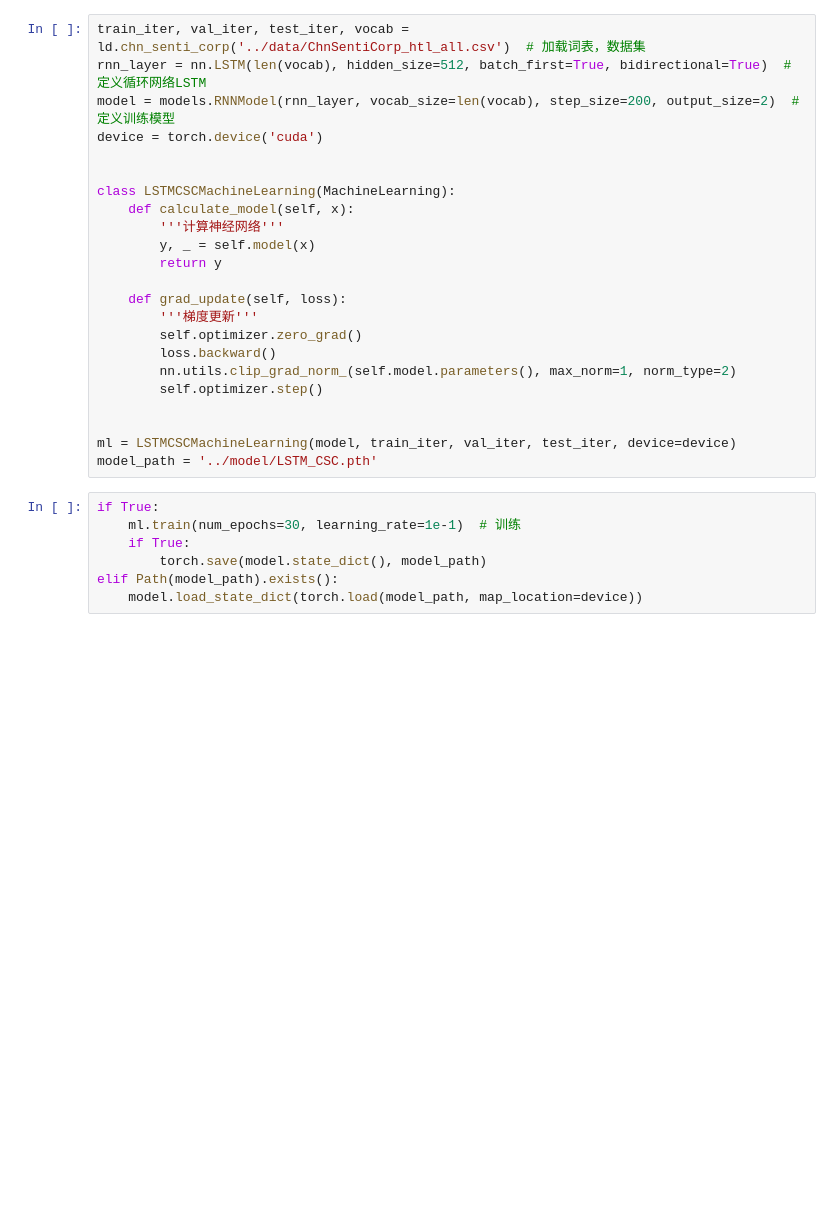
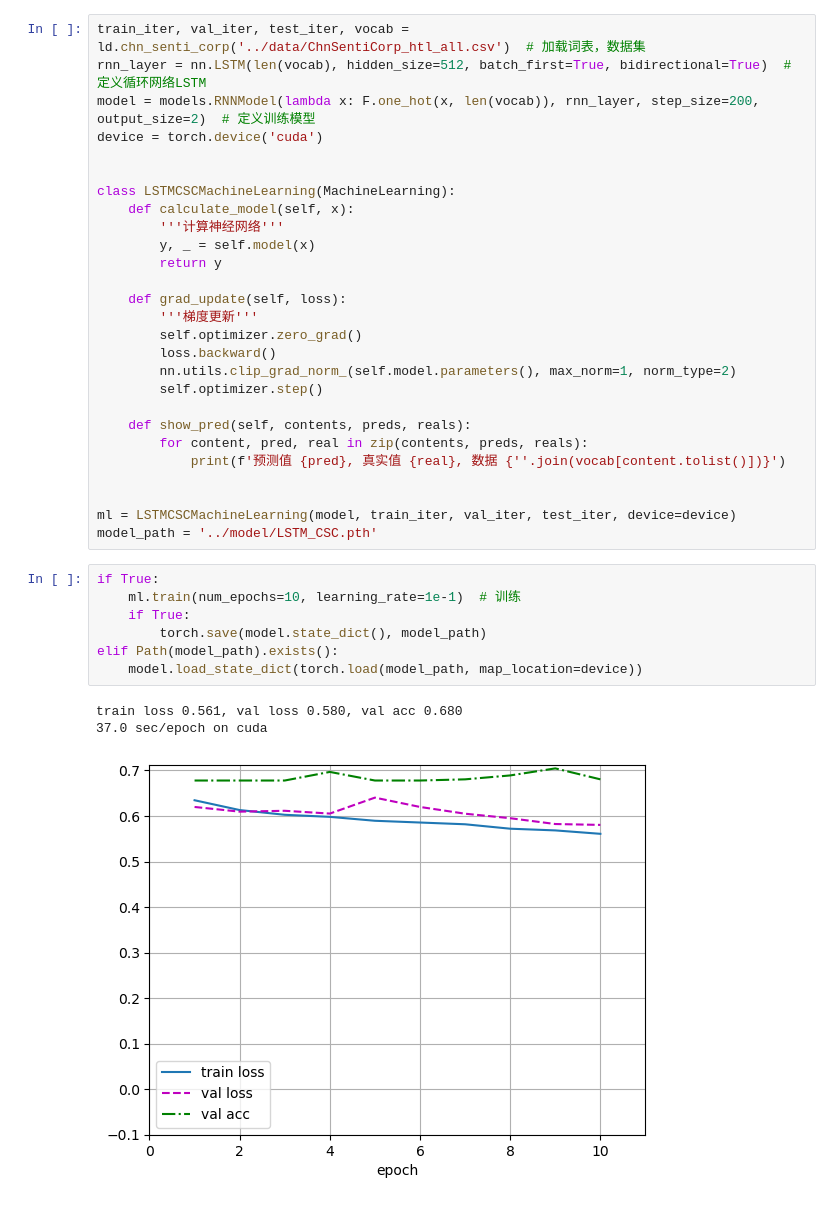
Before and after one commit to wliafe/homework, a Jupyter notebook: main/LSTM_CSC.ipynb, the cells around one changed output. Drawn from its saved outputs; the diff is of its cells as text; blank space fills up the shorter version.

```diff
--- a/main/LSTM_CSC.ipynb
+++ b/main/LSTM_CSC.ipynb
@@ -6,7 +7,7 @@ from mltools import ld, models, MachineLearning
 # %%
 train_iter, val_iter, test_iter, vocab = ld.chn_senti_corp('../data/ChnSentiCorp_htl_all.csv')  # 加载词表，数据集
 rnn_layer = nn.LSTM(len(vocab), hidden_size=512, batch_first=True, bidirectional=True)  # 定义循环网络LSTM
-model = models.RNNModel(rnn_layer, vocab_size=len(vocab), step_size=200, output_size=2)  # 定义训练模型
+model = models.RNNModel(lambda x: F.one_hot(x, len(vocab)), rnn_layer, step_size=200, output_size=2)  # 定义训练模型
 device = torch.device('cuda')
 
 
@@ -23,15 +24,23 @@ class LSTMCSCMachineLearning(MachineLearning):
         nn.utils.clip_grad_norm_(self.model.parameters(), max_norm=1, norm_type=2)
         self.optimizer.step()
 
+    def show_pred(self, contents, preds, reals):
+        for content, pred, real in zip(contents, preds, reals):
+            print(f'预测值 {pred}, 真实值 {real}, 数据 {''.join(vocab[content.tolist()])}')
+
 
 ml = LSTMCSCMachineLearning(model, train_iter, val_iter, test_iter, device=device)
 model_path = '../model/LSTM_CSC.pth'
 # %%
 if True:
-    ml.train(num_epochs=30, learning_rate=1e-1)  # 训练
+    ml.train(num_epochs=10, learning_rate=1e-1)  # 训练
     if True:
         torch.save(model.state_dict(), model_path)
 elif Path(model_path).exists():
     model.load_state_dict(torch.load(model_path, map_location=device))
+# %% [output]
+train loss 0.561, val loss 0.580, val acc 0.680
+37.0 sec/epoch on cuda
+[figure, added]
 # %%
 ml.test()  # 测试
```
Also changed, not shown: parts of 4 cells of this notebook, 6 other files.
